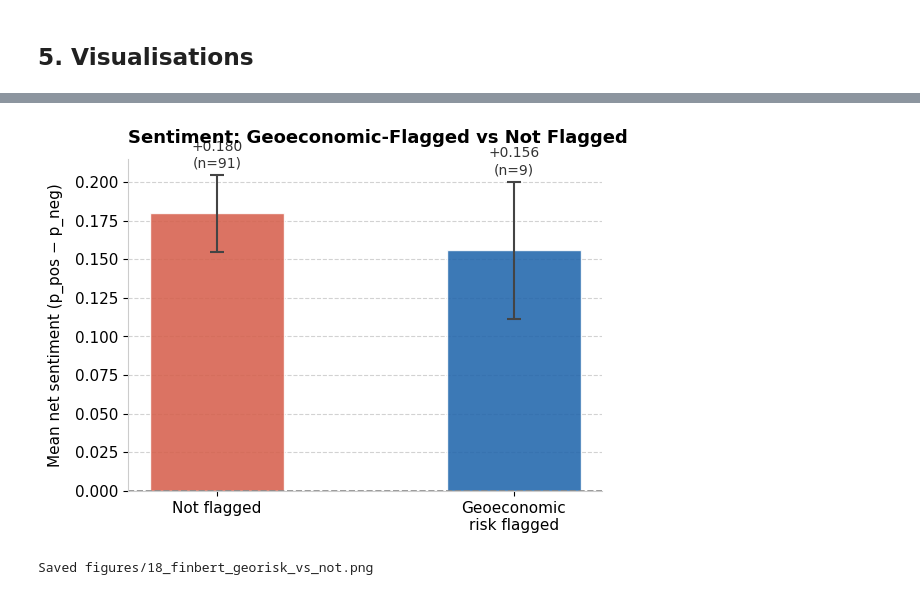
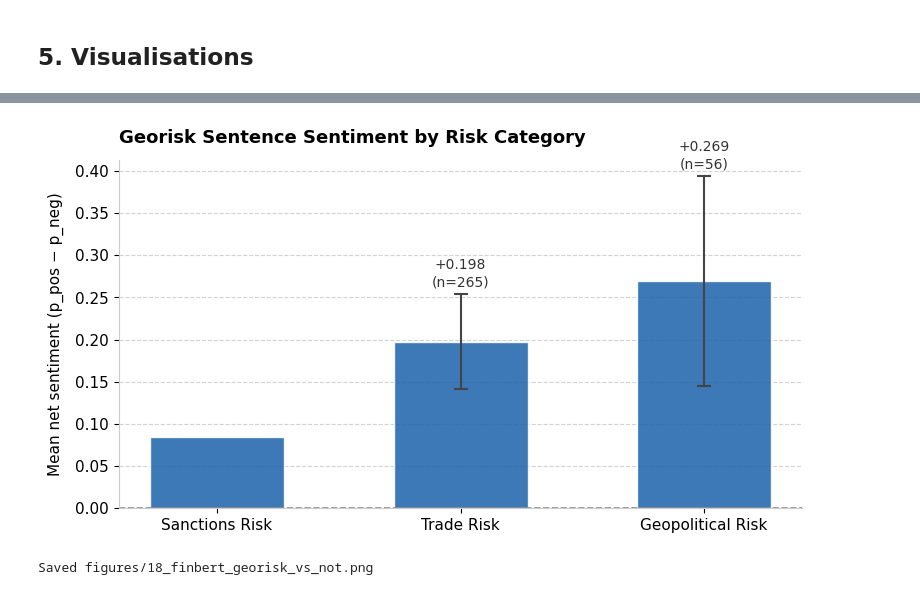
Before and after one commit to juttingn/earnings-call-text-analysis, a Jupyter notebook: 04_finbert_sentiment.ipynb, the cells around one changed output, grey strips where cells are left out. Drawn from its saved outputs; the diff is of its cells as text; code cells hidden in the pictures.

```diff
--- a/04_finbert_sentiment.ipynb
+++ b/04_finbert_sentiment.ipynb
@@ -214,9 +212,15 @@ print('Saved figures/15_finbert_by_topic.png')
 Saved figures/15_finbert_by_topic.png
 # %%
-# ── Fig 3: Net sentiment by reporting period ────────────────────────────────
+# ── Fig 3: Georisk sentence sentiment by reporting period ──────────────────
 
+transcript_sent = (
+    df.dropna(subset=['reporting_period', 'net_sentiment'])
+    .groupby(['url', 'reporting_period'], observed=True)['net_sentiment']
+    .mean()
+    .reset_index()
+)
 period_sent = (
-    df.dropna(subset=['reporting_period', 'net_sentiment'])
+    transcript_sent
     .groupby('reporting_period', observed=True)
     .agg(mean_net=('net_sentiment', 'mean'),
          n=('net_sentiment', 'count'))
@@ -240,8 +244,8 @@ ax.axhline(0, color='#888888', linewidth=1.2, linestyle='--')
 ax.set_xticks(x)
 ax.set_xticklabels(period_sent['reporting_period'].astype(str),
                    rotation=30, ha='right', fontsize=10)
-ax.set_ylabel('Mean net sentiment', fontsize=11, labelpad=8)
-ax.set_title('Mean Net Sentiment by Reporting Period',
+ax.set_ylabel('Mean net sentiment of georisk sentences', fontsize=11, labelpad=8)
+ax.set_title('Georisk Sentence Sentiment by Reporting Period',
              fontsize=13, fontweight='bold', pad=12, loc='left')
 ax.set_xlabel(
     'Note: corpus dominated by Q4 2025. Cross-quarter comparisons are illustrative.',
@@ -305,49 +313,61 @@ print('Saved figures/17_finbert_exec_vs_analyst.png')
 Saved figures/17_finbert_exec_vs_analyst.png
 # %%
-# ── Fig 5: Sentiment — geoeconomic-flagged vs non-flagged ──────────────────
+# ── Fig 5: Georisk sentence sentiment by risk category ─────────────────────
+# Each sentence may match multiple categories; categories are not mutually
+# exclusive. n = number of sentences matching that category.
 
-geo_sent = (
-    df.dropna(subset=['any_georisk', 'net_sentiment'])
-    .groupby('any_georisk')
-    .agg(mean_net=('net_sentiment', 'mean'),
-         std=('net_sentiment', 'std'),
-         n=('net_sentiment', 'count'))
-    .reset_index()
-)
-geo_sent['label'] = geo_sent['any_georisk'].map(
-    {True: 'Geoeconomic\nrisk flagged', False: 'Not flagged'})
-geo_sent['se'] = geo_sent['std'] / np.sqrt(geo_sent['n'])
+CAT_LABELS = {
+    'trade_risk':        'Trade Risk',
+    'sanctions_risk':    'Sanctions Risk',
+    'embargo_risk':      'Embargo Risk',
+    'geopolitical_risk': 'Geopolitical Risk',
+}
 
-fig, ax = plt.subplots(figsize=(6, 4.5))
-GEO_COLORS = ['#D6604D', '#2166AC']
-bars = ax.bar(geo_sent['label'], geo_sent['mean_net'],
-              color=GEO_COLORS, alpha=0.88, edgecolor='white',
-              linewidth=1.0, width=0.45,
-              yerr=geo_sent['se'] * 1.96, capsize=5,
+cat_rows = []
+for col, label in CAT_LABELS.items():
+    sub = df.loc[df[col] == True, 'net_sentiment'].dropna()
+    if len(sub) == 0:
+        continue
+    cat_rows.append({
+        'label':    label,
+        'mean_net': sub.mean(),
+        'std':      sub.std(),
+        'n':        len(sub),
+        'se':       sub.std() / np.sqrt(len(sub)),
+    })
+cat_df = pd.DataFrame(cat_rows).sort_values('mean_net').reset_index(drop=True)
+
+fig, ax = plt.subplots(figsize=(8, 4.5))
+colors = ['#D6604D' if v < 0 else '#2166AC' for v in cat_df['mean_net']]
+bars = ax.bar(cat_df['label'], cat_df['mean_net'],
+              color=colors, alpha=0.88, edgecolor='white',
+              linewidth=1.0, width=0.55,
+              yerr=cat_df['se'] * 1.96, capsize=5,
               error_kw={'elinewidth': 1.5, 'ecolor': '#444444', 'capthick': 1.5})
 
-for bar, (_, row) in zip(bars, geo_sent.iterrows()):
+for bar, (_, row) in zip(bars, cat_df.iterrows()):
+    y_off = 0.002 if row['mean_net'] >= 0 else -0.002
     ax.text(bar.get_x() + bar.get_width() / 2,
-            row['mean_net'] + row['se'] * 1.96 + 0.003,
+            row['mean_net'] + row['se'] * 1.96 + abs(y_off) * 3,
             f"{row['mean_net']:+.3f}\n(n={row['n']:,})",
             ha='center', va='bottom', fontsize=10, color='#333333',
             linespacing=1.3)
 
 ax.axhline(0, color='#888888', linewidth=1.2, linestyle='--')
-ax.set_ylabel('Mean net sentiment (p_pos − p_neg)', fontsize=11, labelpad=8)
-ax.set_title('Sentiment: Geoeconomic-Flagged vs Not Flagged',
+ax.set_ylabel('Mean net sentiment (p_pos \u2212 p_neg)', fontsize=11, labelpad=8)
+ax.set_title('Georisk Sentence Sentiment by Risk Category',
              fontsize=13, fontweight='bold', pad=12, loc='left')
 ax.yaxis.grid(True, linestyle='--', alpha=0.35, color='grey', zorder=0)
 ax.set_axisbelow(True)
 ax.spines[['top', 'right']].set_visible(False)
 ax.spines[['left', 'bottom']].set_color('#cccccc')
 plt.tight_layout(pad=1.5)
 plt.savefig('figures/18_finbert_georisk_vs_not.png', dpi=160,
             bbox_inches='tight', facecolor='white')
 plt.show()
 print('Saved figures/18_finbert_georisk_vs_not.png')
 # %% [output]
-[figure, old version]
+[figure, new version]
 Saved figures/18_finbert_georisk_vs_not.png
 # %%
 # Export merged results
```
Also changed, not shown: parts of 11 cells of this notebook, 8 other files.
